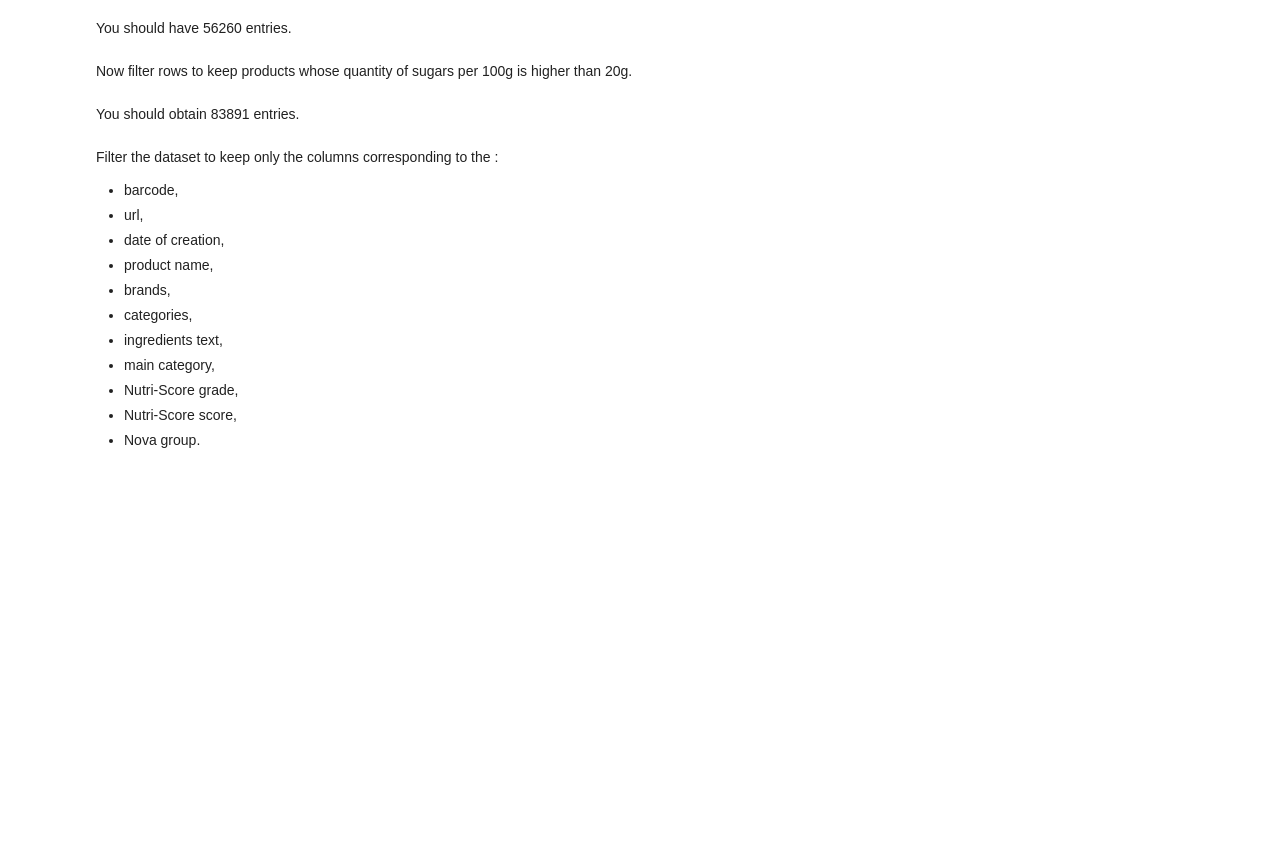
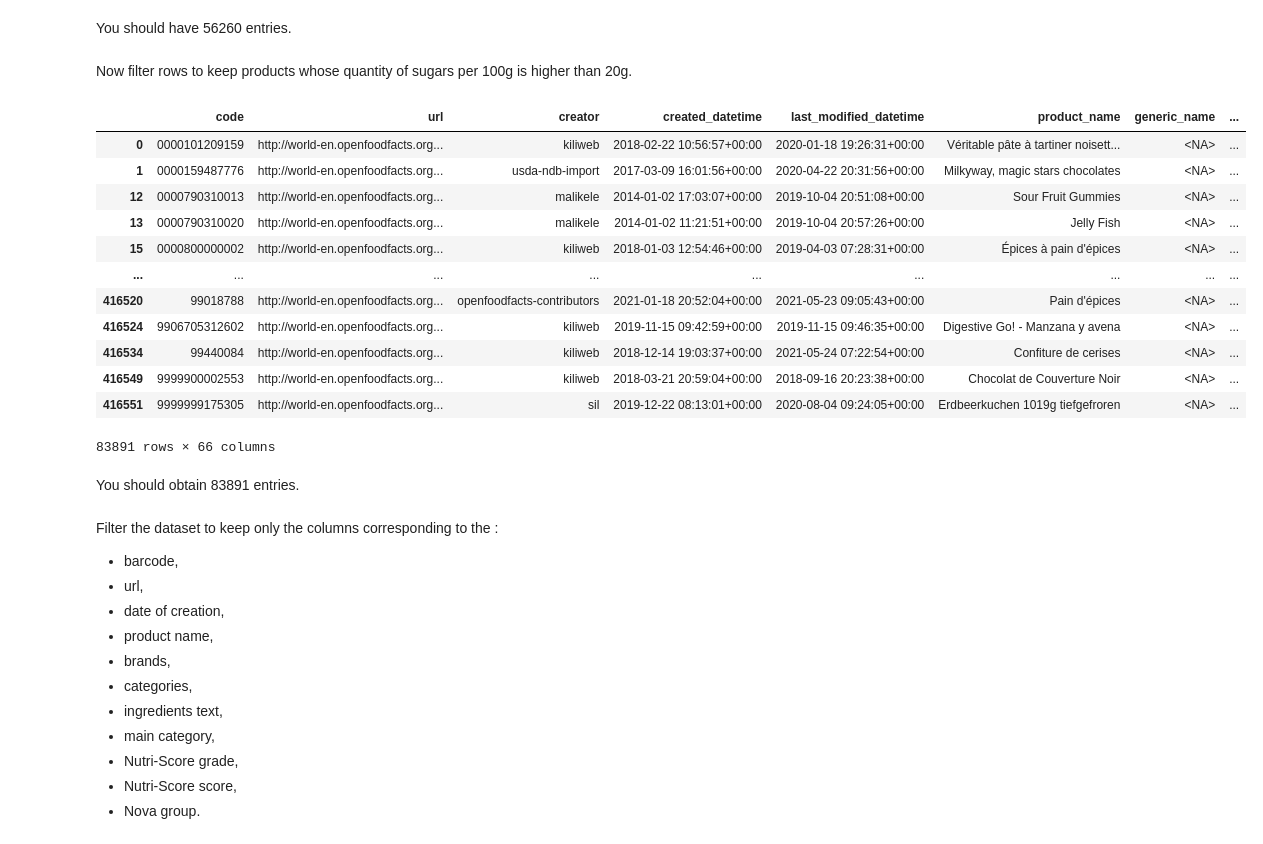
Before and after one commit to moreymat/scpo-data-science-bootcamp, a Jupyter notebook: notebooks/2_pandas.ipynb, the cells around one changed output. Saved outputs shown, nothing was run; the diff lists cells and outputs as text; code cells hidden in the pictures; blank space fills up the shorter version.

```diff
--- a/notebooks/2_pandas.ipynb
+++ b/notebooks/2_pandas.ipynb
@@ -253,6 +304,23 @@ Filter rows to keep only products with Nutri-Score 'a'.
 You should have 56260 entries.
 # %% [markdown]
 Now filter rows to keep products whose quantity of sugars per 100g is higher than 20g.
+# %%
+df_sugar_gt20 = df[df["sugars_100g"] > 20]
+df_sugar_gt20
+# %% [output]
+|  | code | url | creator | created_datetime | last_modified_datetime | product_name | generic_name | ... |
+| 0 | 0000101209159 | http://world-en.openfoodfacts.org... | kiliweb | 2018-02-22 10:56:57+00:00 | 2020-01-18 19:26:31+00:00 | Véritable pâte à tartiner noisett... | <NA> | ... |
+| 1 | 0000159487776 | http://world-en.openfoodfacts.org... | usda-ndb-import | 2017-03-09 16:01:56+00:00 | 2020-04-22 20:31:56+00:00 | Milkyway, magic stars chocolates | <NA> | ... |
+| 12 | 0000790310013 | http://world-en.openfoodfacts.org... | malikele | 2014-01-02 17:03:07+00:00 | 2019-10-04 20:51:08+00:00 | Sour Fruit Gummies | <NA> | ... |
+| 13 | 0000790310020 | http://world-en.openfoodfacts.org... | malikele | 2014-01-02 11:21:51+00:00 | 2019-10-04 20:57:26+00:00 | Jelly Fish | <NA> | ... |
+| 15 | 0000800000002 | http://world-en.openfoodfacts.org... | kiliweb | 2018-01-03 12:54:46+00:00 | 2019-04-03 07:28:31+00:00 | Épices à pain d'épices | <NA> | ... |
+| ... | ... | ... | ... | ... | ... | ... | ... | ... |
+| 416520 | 99018788 | http://world-en.openfoodfacts.org... | openfoodfacts-contributors | 2021-01-18 20:52:04+00:00 | 2021-05-23 09:05:43+00:00 | Pain d'épices | <NA> | ... |
+| 416524 | 9906705312602 | http://world-en.openfoodfacts.org... | kiliweb | 2019-11-15 09:42:59+00:00 | 2019-11-15 09:46:35+00:00 | Digestive Go! - Manzana y avena | <NA> | ... |
+| 416534 | 99440084 | http://world-en.openfoodfacts.org... | kiliweb | 2018-12-14 19:03:37+00:00 | 2021-05-24 07:22:54+00:00 | Confiture de cerises | <NA> | ... |
+| 416549 | 9999900002553 | http://world-en.openfoodfacts.org... | kiliweb | 2018-03-21 20:59:04+00:00 | 2018-09-16 20:23:38+00:00 | Chocolat de Couverture Noir | <NA> | ... |
+| 416551 | 9999999175305 | http://world-en.openfoodfacts.org... | sil | 2019-12-22 08:13:01+00:00 | 2020-08-04 09:24:05+00:00 | Erdbeerkuchen 1019g tiefgefroren | <NA> | ... |
+83891 rows × 66 columns
 # %% [markdown]
 You should obtain 83891 entries.
 # %% [markdown]
```
Also changed, not shown: parts of 61 cells of this notebook.
